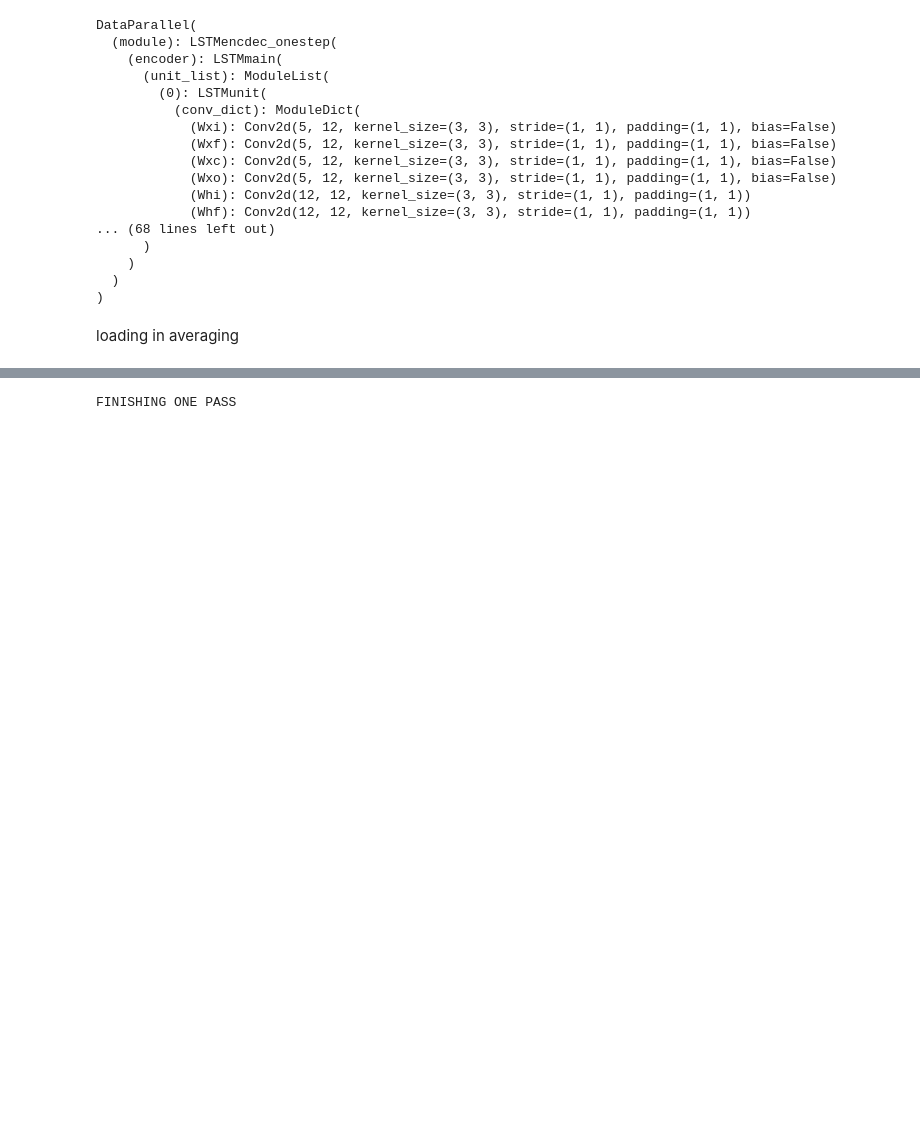
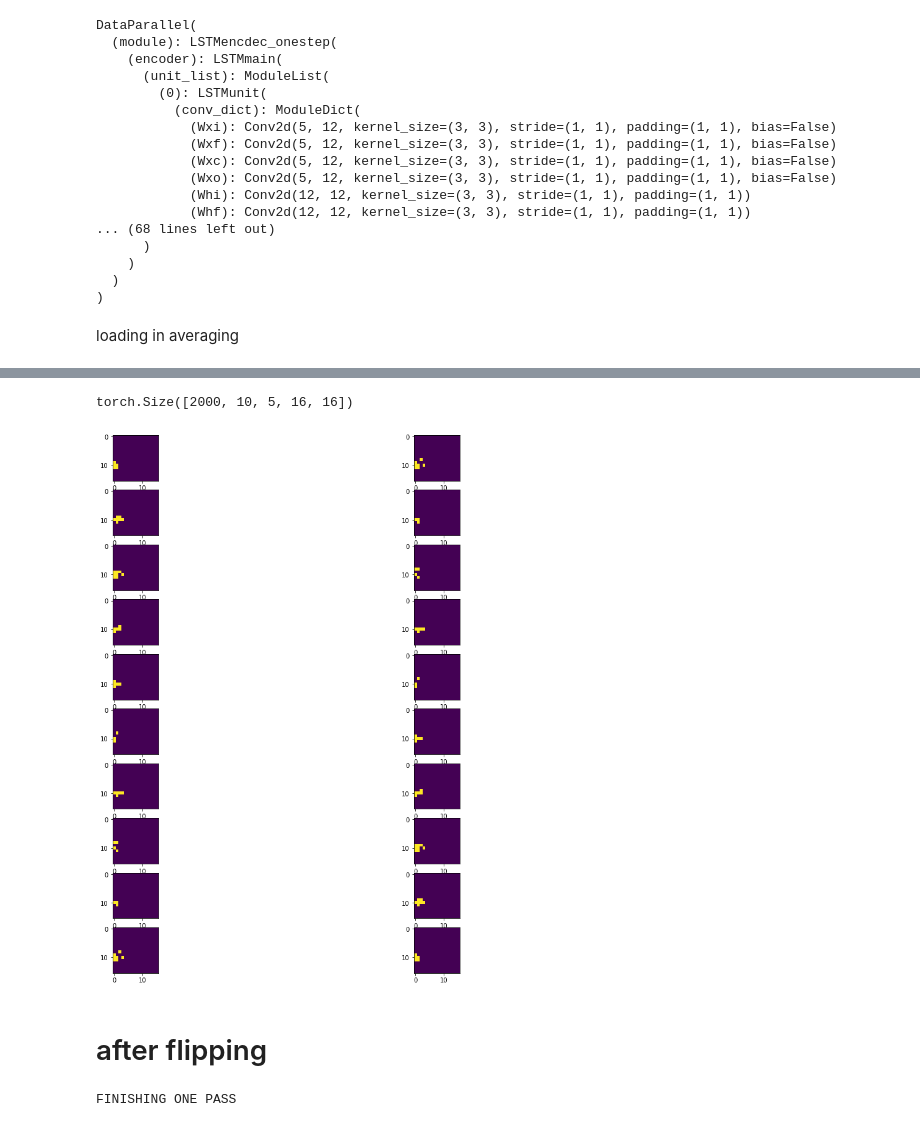
Before and after one commit to Garethlomax/acse-9-independent-research-project-Garethlomax, a Jupyter notebook: Model_testing.ipynb, the cells around one changed output, grey strips where cells are left out. Cells and saved outputs as stored; diff of their text form; code cells hidden in the pictures; blank space fills up the shorter version.

```diff
--- a/Model_testing.ipynb
+++ b/Model_testing.ipynb
@@ -1202,0 +1229,4 @@ torch.Size([2000, 16, 16])
+# %%
+c.shape
+c = np.array(c)
+torch.tensor(c)
@@ -1203,2 +1251,25 @@ torch.Size([2000, 16, 16])
+# %%
+e.shape
+# %% [output]
+torch.Size([2000, 10, 5, 16, 16])
+# %%
+e = torch.tensor(c)
+# %%
+fig, axes = plt.subplots(10,2, figsize = (16,16))
+#     print(x.shape)
+#     print(b.shape)
+#     axes[0].imshow(x[sample][0][0])
+#     axes[1].imshow(b[sample])
+
+
+for i in range(10):
+    axes[i,0].imshow(a[0][i][0])
+    axes[i,1].imshow(e.numpy()[0][i][0])
+
+plt.show()
+# %% [output]
+[figure, added]
+# %% [markdown]
+# after flipping
 # %%
 d = np.load("weights_bce.npy")
```
Also changed, not shown: parts of 11 cells of this notebook.
